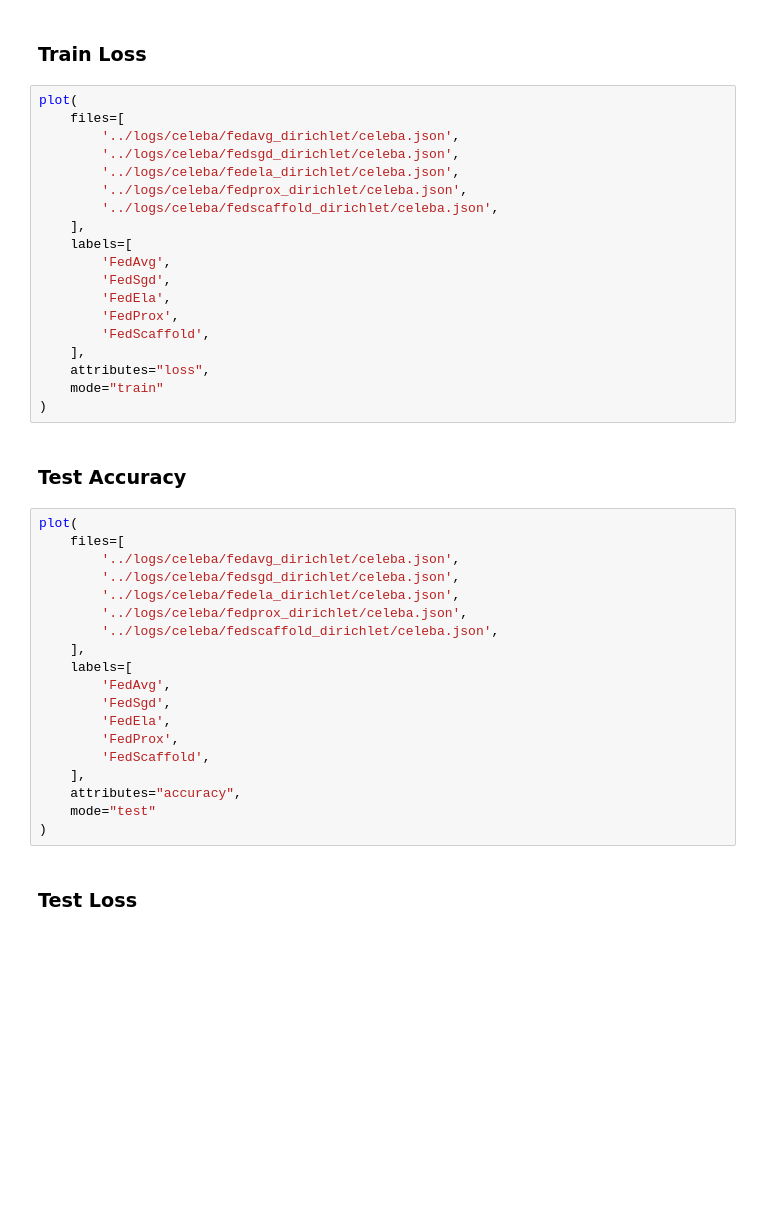
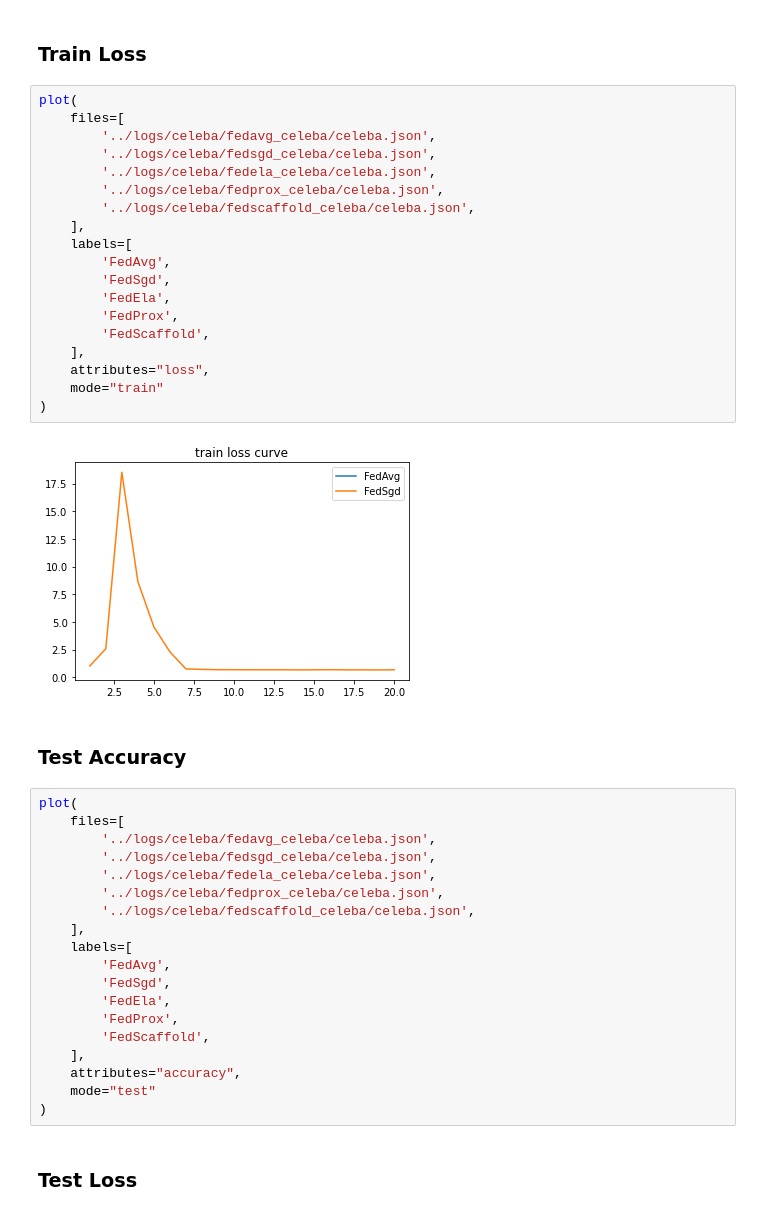
Before and after one commit to FederalLab/benchmark-lightly, a Jupyter notebook: docs/celeba.ipynb, the cells around one changed output. Saved outputs shown, nothing was run; the diff lists cells and outputs as text; blank space fills up the shorter version.

```diff
--- a/docs/celeba.ipynb
+++ b/docs/celeba.ipynb
@@ -178,32 +178,34 @@ plot(
 # %%
 plot(
     files=[
-        '../logs/celeba/fedavg_dirichlet/celeba.json',
-        '../logs/celeba/fedsgd_dirichlet/celeba.json',
-        '../logs/celeba/fedela_dirichlet/celeba.json',
-        '../logs/celeba/fedprox_dirichlet/celeba.json',
-        '../logs/celeba/fedscaffold_dirichlet/celeba.json',
+        '../logs/celeba/fedavg_celeba/celeba.json',
+        '../logs/celeba/fedsgd_celeba/celeba.json',
+        '../logs/celeba/fedela_celeba/celeba.json',
+        '../logs/celeba/fedprox_celeba/celeba.json',
+        '../logs/celeba/fedscaffold_celeba/celeba.json',
     ],
     labels=[
         'FedAvg',
         'FedSgd',
         'FedEla',
         'FedProx',
         'FedScaffold',
     ],
     attributes="loss",
     mode="train"
 )
+# %% [output]
+[figure, added]
 # %% [markdown]
 ### Test Accuracy
 # %%
 plot(
     files=[
-        '../logs/celeba/fedavg_dirichlet/celeba.json',
-        '../logs/celeba/fedsgd_dirichlet/celeba.json',
-        '../logs/celeba/fedela_dirichlet/celeba.json',
-        '../logs/celeba/fedprox_dirichlet/celeba.json',
-        '../logs/celeba/fedscaffold_dirichlet/celeba.json',
+        '../logs/celeba/fedavg_celeba/celeba.json',
+        '../logs/celeba/fedsgd_celeba/celeba.json',
+        '../logs/celeba/fedela_celeba/celeba.json',
+        '../logs/celeba/fedprox_celeba/celeba.json',
+        '../logs/celeba/fedscaffold_celeba/celeba.json',
     ],
     labels=[
         'FedAvg',
```
Also changed, not shown: parts of 7 cells of this notebook, 15 other files.
